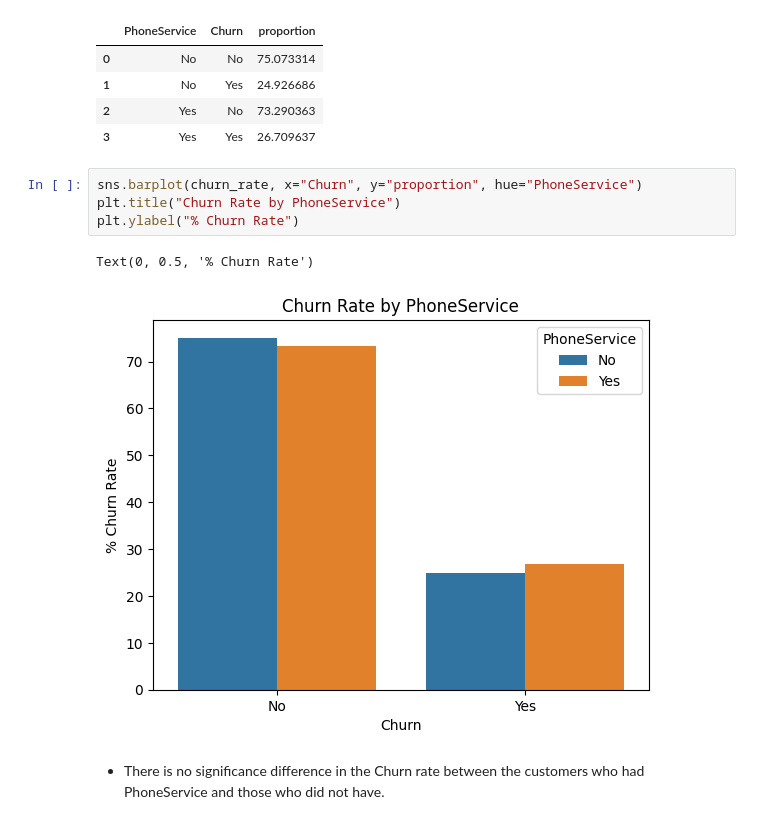
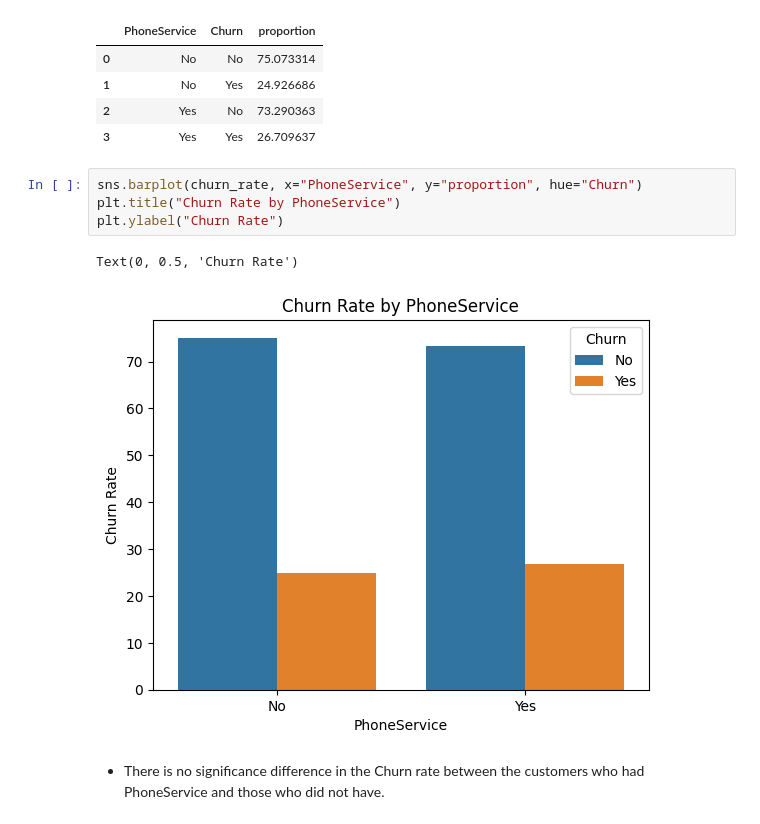
Before and after one commit to mut-rogers/customer_churn, a Jupyter notebook: churn.ipynb, the cells around one changed output. Cells and saved outputs as stored; diff of their text form.

```diff
--- a/churn.ipynb
+++ b/churn.ipynb
@@ -286,12 +288,12 @@ churn_rate
 | 2 | Yes | No | 73.290363 |
 | 3 | Yes | Yes | 26.709637 |
 # %%
-sns.barplot(churn_rate, x="Churn", y="proportion", hue="PhoneService")
+sns.barplot(churn_rate, x="PhoneService", y="proportion", hue="Churn")
 plt.title("Churn Rate by PhoneService")
-plt.ylabel("% Churn Rate")
+plt.ylabel("Churn Rate")
 # %% [output]
-Text(0, 0.5, '% Churn Rate')
+Text(0, 0.5, 'Churn Rate')
-[figure, old version]
+[figure, new version]
 # %% [markdown]
 - There is no significance difference in the Churn rate between the customers who had PhoneService and those who did not have.
 # %% [markdown]
```
Also changed, not shown: parts of 3 cells of this notebook.
